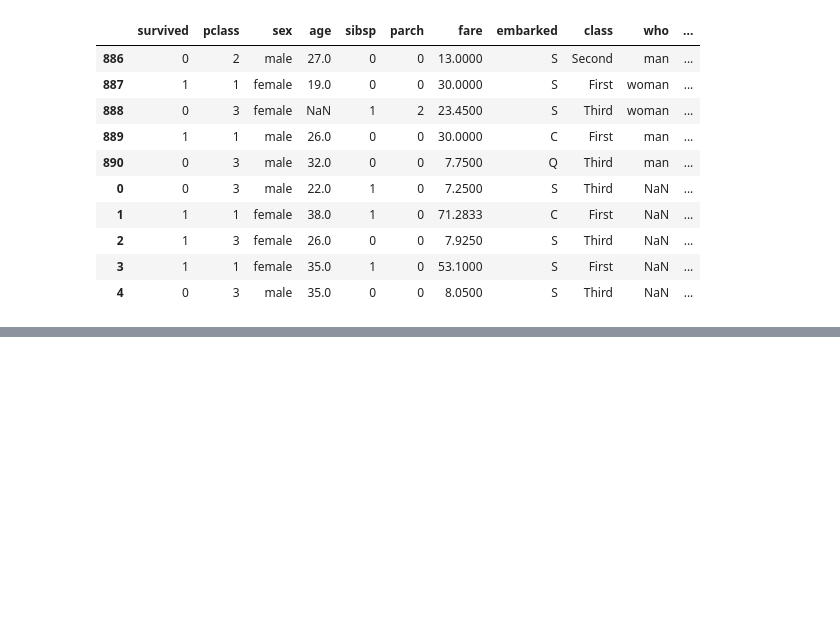
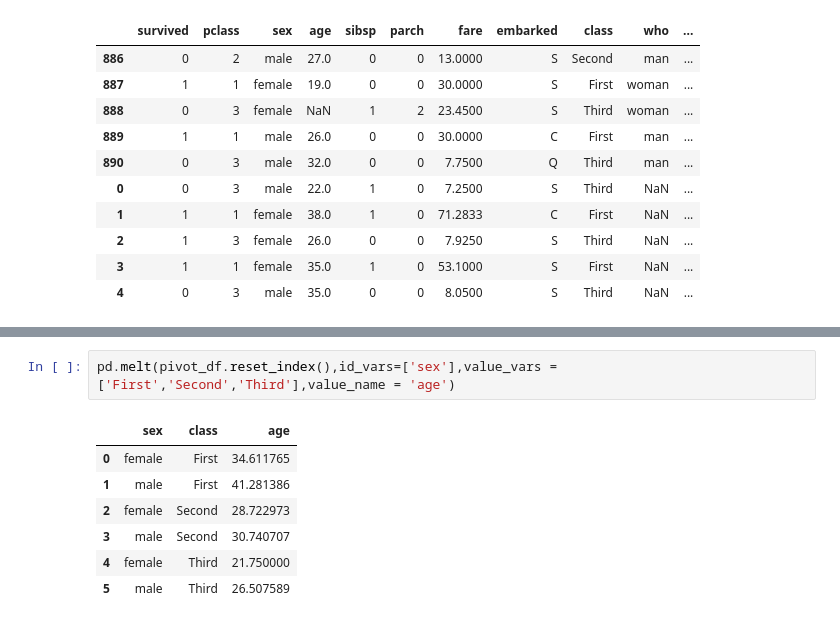
Before and after one commit to Tahan402/Tahan402, a Jupyter notebook: Pandas.ipynb, the cells around one changed output, grey strips where cells are left out. Drawn from its saved outputs; the diff is of its cells as text; blank space fills up the shorter version.

```diff
--- a/Pandas.ipynb
+++ b/Pandas.ipynb
@@ -1053,0 +1096,10 @@ concatenated_new1_df
+# %%
+pd.melt(pivot_df.reset_index(),id_vars=['sex'],value_vars = ['First','Second','Third'],value_name = 'age')
+# %% [output]
+|  | sex | class | age |
+| 0 | female | First | 34.611765 |
+| 1 | male | First | 41.281386 |
+| 2 | female | Second | 28.722973 |
+| 3 | male | Second | 30.740707 |
+| 4 | female | Third | 21.750000 |
+| 5 | male | Third | 26.507589 |
```
Also changed, not shown: parts of 23 cells of this notebook.
